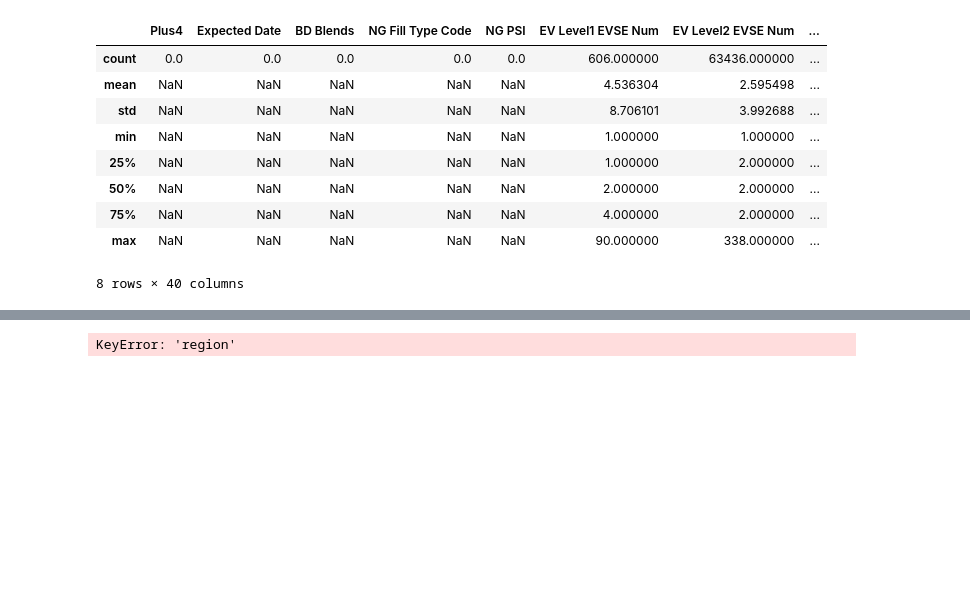
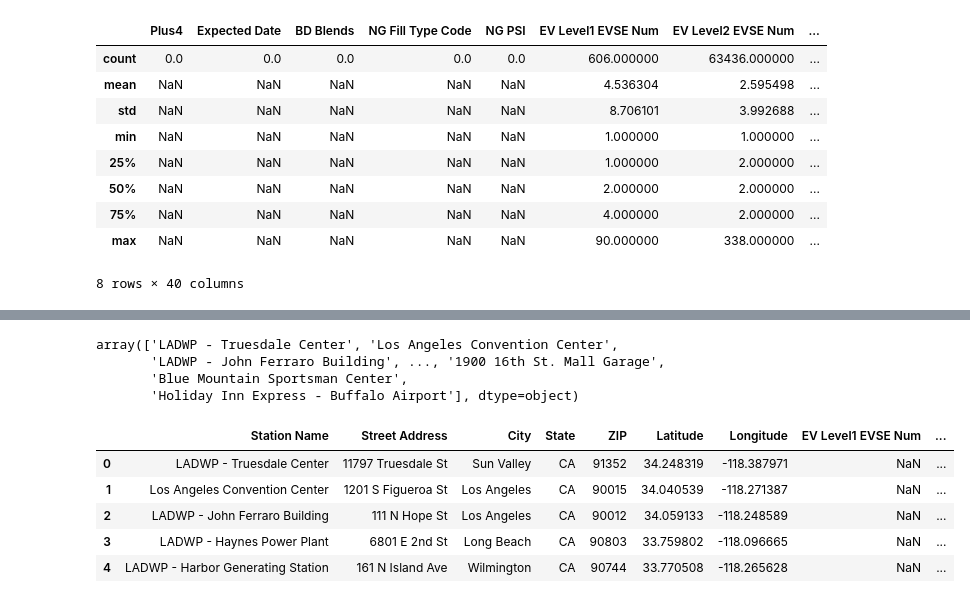
Before and after one commit to arkhanks/data_analytics_proj_3, a Jupyter notebook: Amy/AMY Initial Readin of CSV Stations.ipynb, the cells around one changed output, grey strips where cells are left out. Saved outputs shown, nothing was run; the diff lists cells and outputs as text; code cells hidden in the pictures; blank space fills up the shorter version.

```diff
--- a/Amy/AMY Initial Readin of CSV Stations.ipynb
+++ b/Amy/AMY Initial Readin of CSV Stations.ipynb
@@ -129,5 +138,8 @@ df.describe()
 # %%
 # list the  countries/regions where we have data
-df['region'].unique()
+df['Station Name'].unique()
 # %% [output]
-KeyError: 'region'
+array(['LADWP - Truesdale Center', 'Los Angeles Convention Center',
+       'LADWP - John Ferraro Building', ..., '1900 16th St. Mall Garage',
+       'Blue Mountain Sportsman Center',
+       'Holiday Inn Express - Buffalo Airport'], dtype=object)
@@ -133,0 +150,9 @@ KeyError: 'region'
+# %%
+ev_charging_stations_df.head()
+# %% [output]
+|  | Station Name | Street Address | City | State | ZIP | Latitude | Longitude | EV Level1 EVSE Num | ... |
+| 0 | LADWP - Truesdale Center | 11797 Truesdale St | Sun Valley | CA | 91352 | 34.248319 | -118.387971 | NaN | ... |
+| 1 | Los Angeles Convention Center | 1201 S Figueroa St | Los Angeles | CA | 90015 | 34.040539 | -118.271387 | NaN | ... |
+| 2 | LADWP - John Ferraro Building | 111 N Hope St | Los Angeles | CA | 90012 | 34.059133 | -118.248589 | NaN | ... |
+| 3 | LADWP - Haynes Power Plant | 6801 E 2nd St | Long Beach | CA | 90803 | 33.759802 | -118.096665 | NaN | ... |
+| 4 | LADWP - Harbor Generating Station | 161 N Island Ave | Wilmington | CA | 90744 | 33.770508 | -118.265628 | NaN | ... |
```
Also changed, not shown: parts of 15 cells of this notebook, 9 other files.
